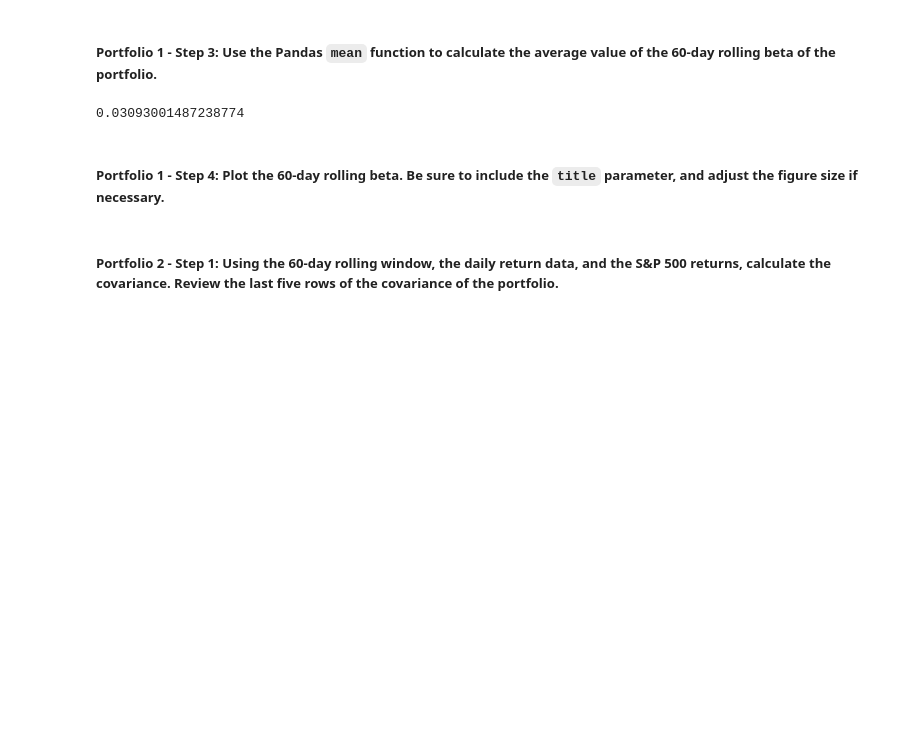
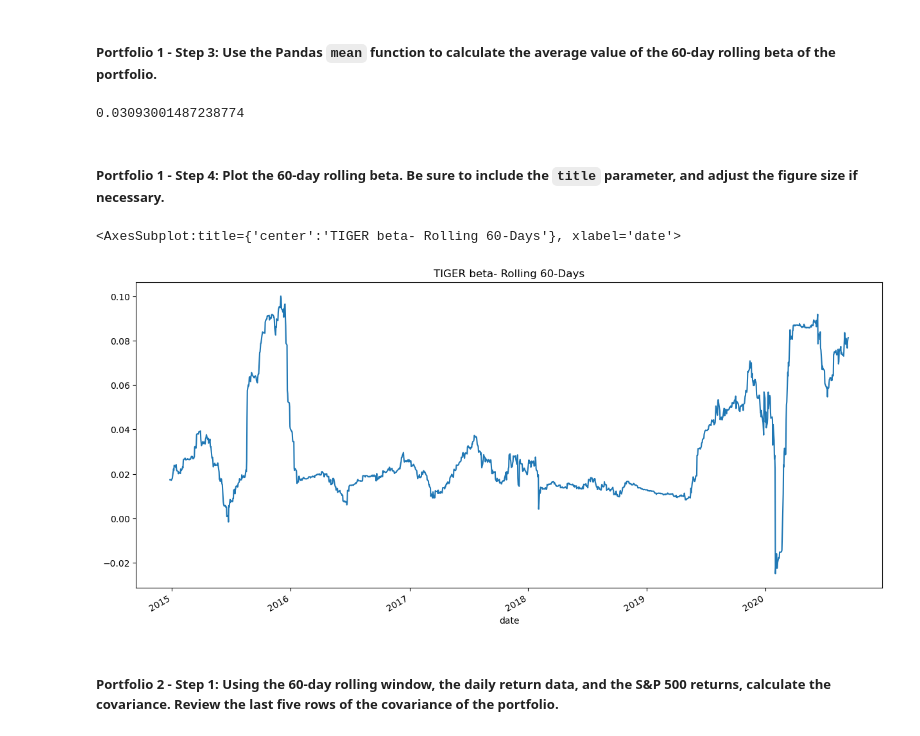
Before and after one commit to trentransom/Challenge_04, a Jupyter notebook: risk_return_analysis.ipynb, the cells around one changed output. Saved outputs shown, nothing was run; the diff lists cells and outputs as text; code cells hidden in the pictures; blank space fills up the shorter version.

```diff
--- a/risk_return_analysis.ipynb
+++ b/risk_return_analysis.ipynb
@@ -433,7 +433,11 @@ display(tiger_mean_beta)
 # %%
 # Plot the rolling beta
 # Include a title parameter and adjust the figure size
 # YOUR CODE HERE
+tiger_beta_rolling_60_days.plot(title = 'TIGER beta- Rolling 60-Days', figsize = (15,7))
+# %% [output]
+<AxesSubplot:title={'center':'TIGER beta- Rolling 60-Days'}, xlabel='date'>
+[figure, added]
 # %% [markdown]
 ##### Portfolio 2 - Step 1: Using the 60-day rolling window, the daily return data, and the S&P 500 returns, calculate the covariance. Review the last five rows of the covariance of the portfolio.
 # %%
```
Also changed, not shown: parts of 6 cells of this notebook.
